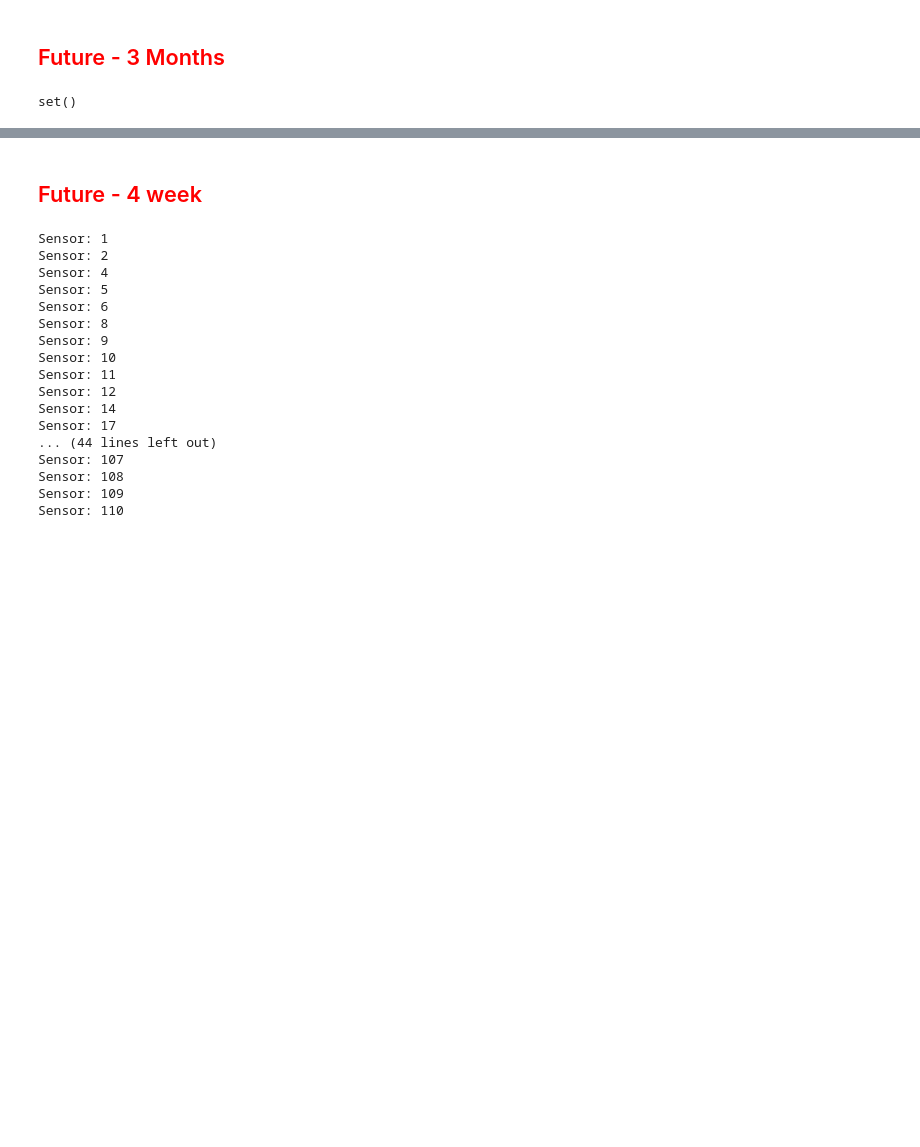
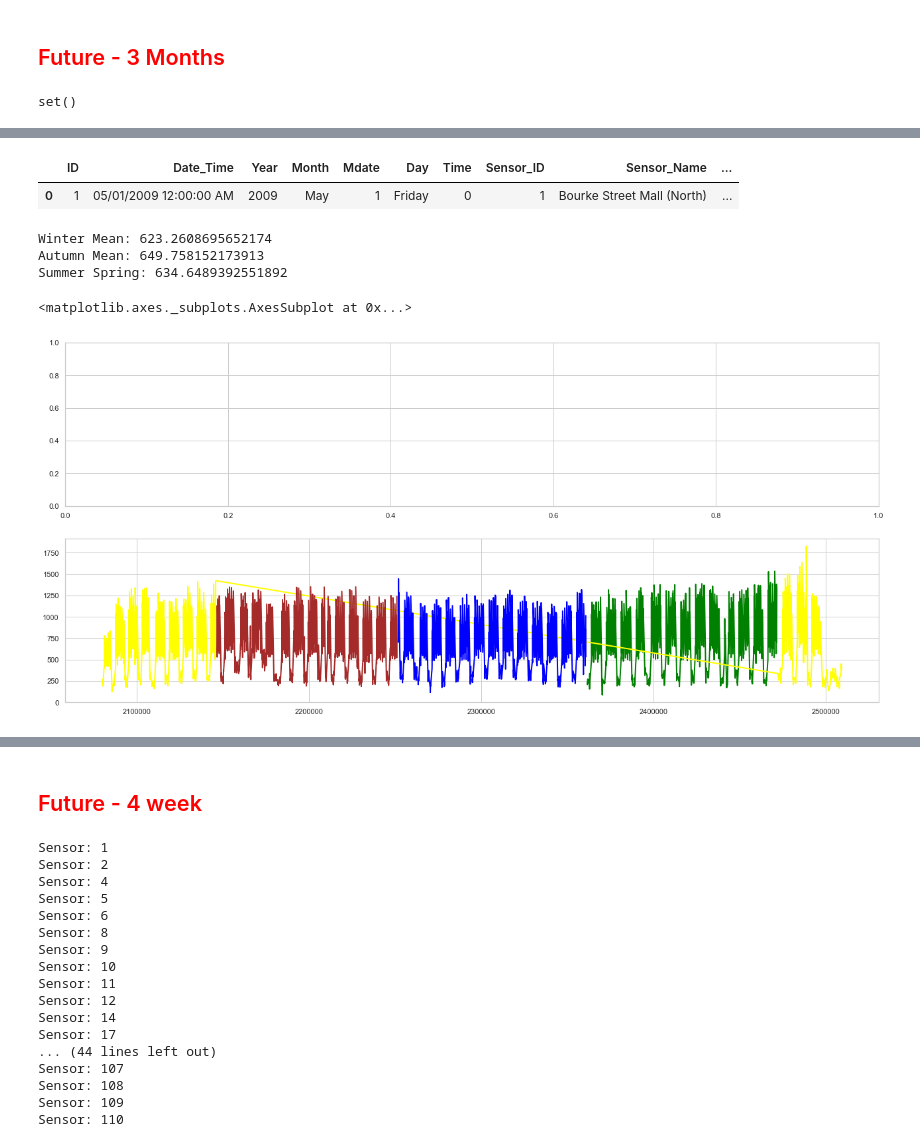
Before and after one commit to Data-plus/CBD-Dashboard, a Jupyter notebook: scripts/Making Prediction.ipynb, the cells around one changed output, grey strips where cells are left out. Cells and saved outputs as stored; diff of their text form; code cells hidden in the pictures; blank space fills up the shorter version.

```diff
--- a/scripts/Making Prediction.ipynb
+++ b/scripts/Making Prediction.ipynb
@@ -822,0 +699,34 @@ f3['Day'] = my_day_list
+# %%
+full = pd.read_csv('../data/pedestrian.csv')
+# %%
+full.head(1)
+# %% [output]
+|  | ID | Date_Time | Year | Month | Mdate | Day | Time | Sensor_ID | Sensor_Name | ... |
+| 0 | 1 | 05/01/2009 12:00:00 AM | 2009 | May | 1 | Friday | 0 | 1 | Bourke Street Mall (North) | ... |
+# %%
+id = 23
+full_temp = full[(full['Sensor_ID'] == id) & (full['Time']>9) & (full['Time']<18) & (full['Year']==2018)]
+
+full_spring = full_temp[(full_temp['Month']=='September') | (full_temp['Month']=='October') | (full_temp['Month']=='November')]
+full_summer = full_temp[(full_temp['Month']=='December') | (full_temp['Month']=='January')| (full_temp['Month']=='February')]
+full_autumn = full_temp[(full_temp['Month']=='March')| (full_temp['Month']=='April')| (full_temp['Month']=='May')]
+full_winter = full_temp[(full_temp['Month']=='June') | (full_temp['Month']=='July') | (full_temp['Month']=='August')]
+
+print("Winter Mean:",full_winter['Hourly_Counts'].mean())
+print("Autumn Mean:",full_autumn['Hourly_Counts'].mean())
+print("Summer Spring:", (full_spring['Hourly_Counts'].mean()+full_summer['Hourly_Counts'].mean())/2)
+# %% [output]
+Winter Mean: 623.2608695652174
+Autumn Mean: 649.758152173913
+Summer Spring: 634.6489392551892
+# %%
+fig, axs = plt.subplots(nrows=2, figsize=(22, 10))
+sns.lineplot(data=full_spring['Hourly_Counts'], palette="tab10", ax=axs[1], linewidth=2, color = 'green')
+sns.lineplot(data=full_summer['Hourly_Counts'], palette="tab10", ax=axs[1], linewidth=2, color = 'yellow')
+sns.lineplot(data=full_autumn['Hourly_Counts'], palette="tab10", ax=axs[1], linewidth=2, color = 'brown')
+sns.lineplot(data=full_winter['Hourly_Counts'], palette="tab10", ax=axs[1], linewidth=2, color = 'blue')
+
+#sns.lineplot(data=feb[feb['sensor_id']==id]['hourly_counts'], palette="tab10", ax=axs[1], linewidth=2, color = 'red')
+# %% [output]
+<matplotlib.axes._subplots.AxesSubplot at 0x...>
+[figure, added]
```
Also changed, not shown: parts of 55 cells of this notebook, 12 other files.
